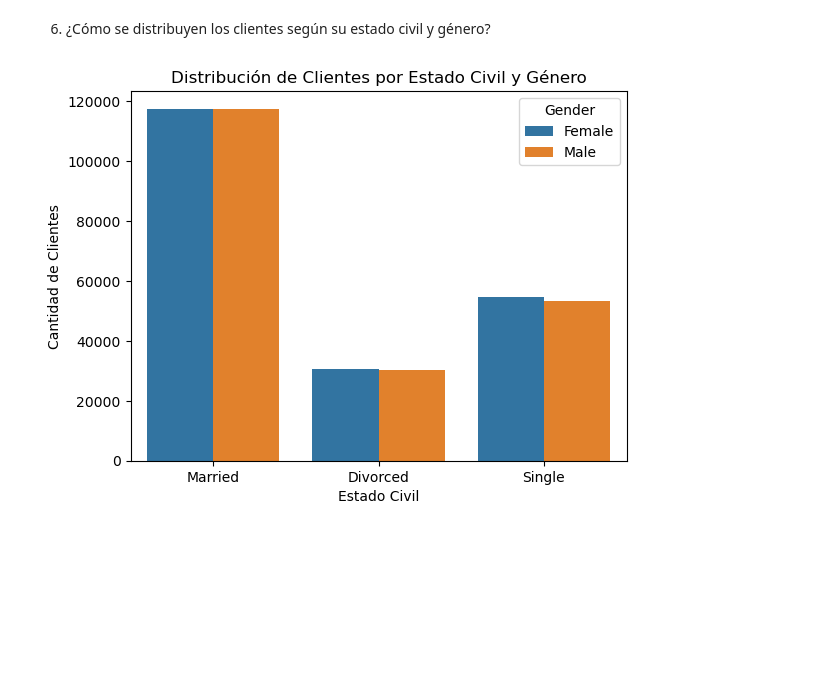
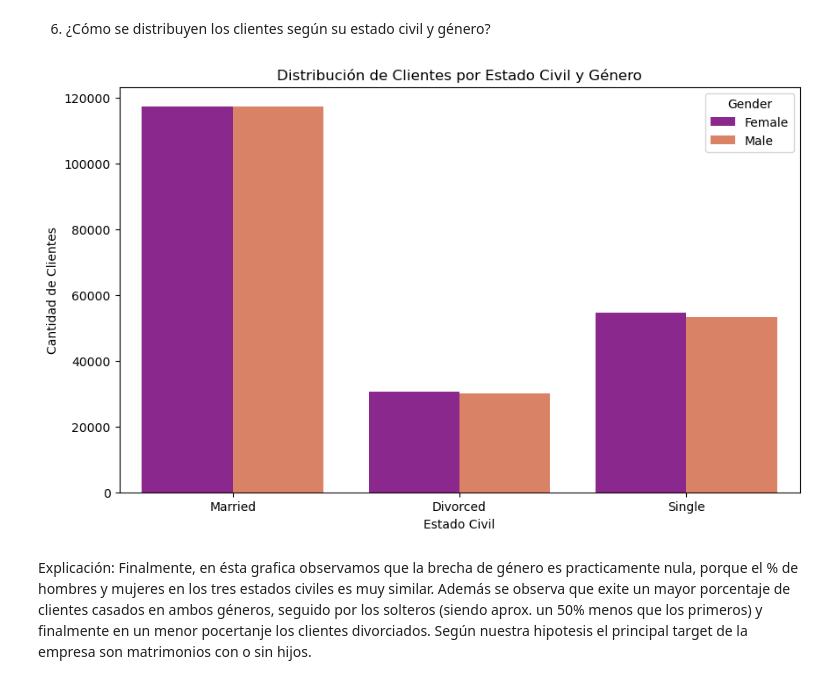
Before and after one commit to Adalab/bda-modulo-3-evaluacion-final-Maleni86, a Jupyter notebook: Evaluación_final.ipynb, the cells around one changed output. Cells and saved outputs as stored; diff of their text form; code cells hidden in the pictures; blank space fills up the shorter version.

```diff
--- a/Evaluación_final.ipynb
+++ b/Evaluación_final.ipynb
@@ -575,10 +548,13 @@ plt.show()
 # %% [markdown]
 6) ¿Cómo se distribuyen los clientes según su estado civil y género?
 # %%
-sns.countplot(data=df_unido, x="Marital Status", hue="Gender")
+plt.figure(figsize=(10, 6))
+sns.countplot(data=df_unido, x="Marital Status", hue="Gender", palette= "plasma")
 plt.title("Distribución de Clientes por Estado Civil y Género")
 plt.xlabel("Estado Civil")
 plt.ylabel("Cantidad de Clientes")
 plt.show()
 # %% [output]
-[figure, old version]
+[figure, new version]
+# %% [markdown]
+Explicación: Finalmente, en ésta grafica observamos que la brecha de género es practicamente nula, porque el % de hombres y mujeres en los tres estados civiles es muy similar. Además se observa que exite un mayor porcentaje de clientes casados en ambos géneros, seguido por los solteros (siendo aprox. un 50% menos que los primeros) y finalmente en un menor pocertanje los clientes divorciados. Según nuestra hipotesis el principal target de la empresa son matrimonios con o sin hijos.
```
Also changed, not shown: parts of 14 cells of this notebook, 2 other files.
